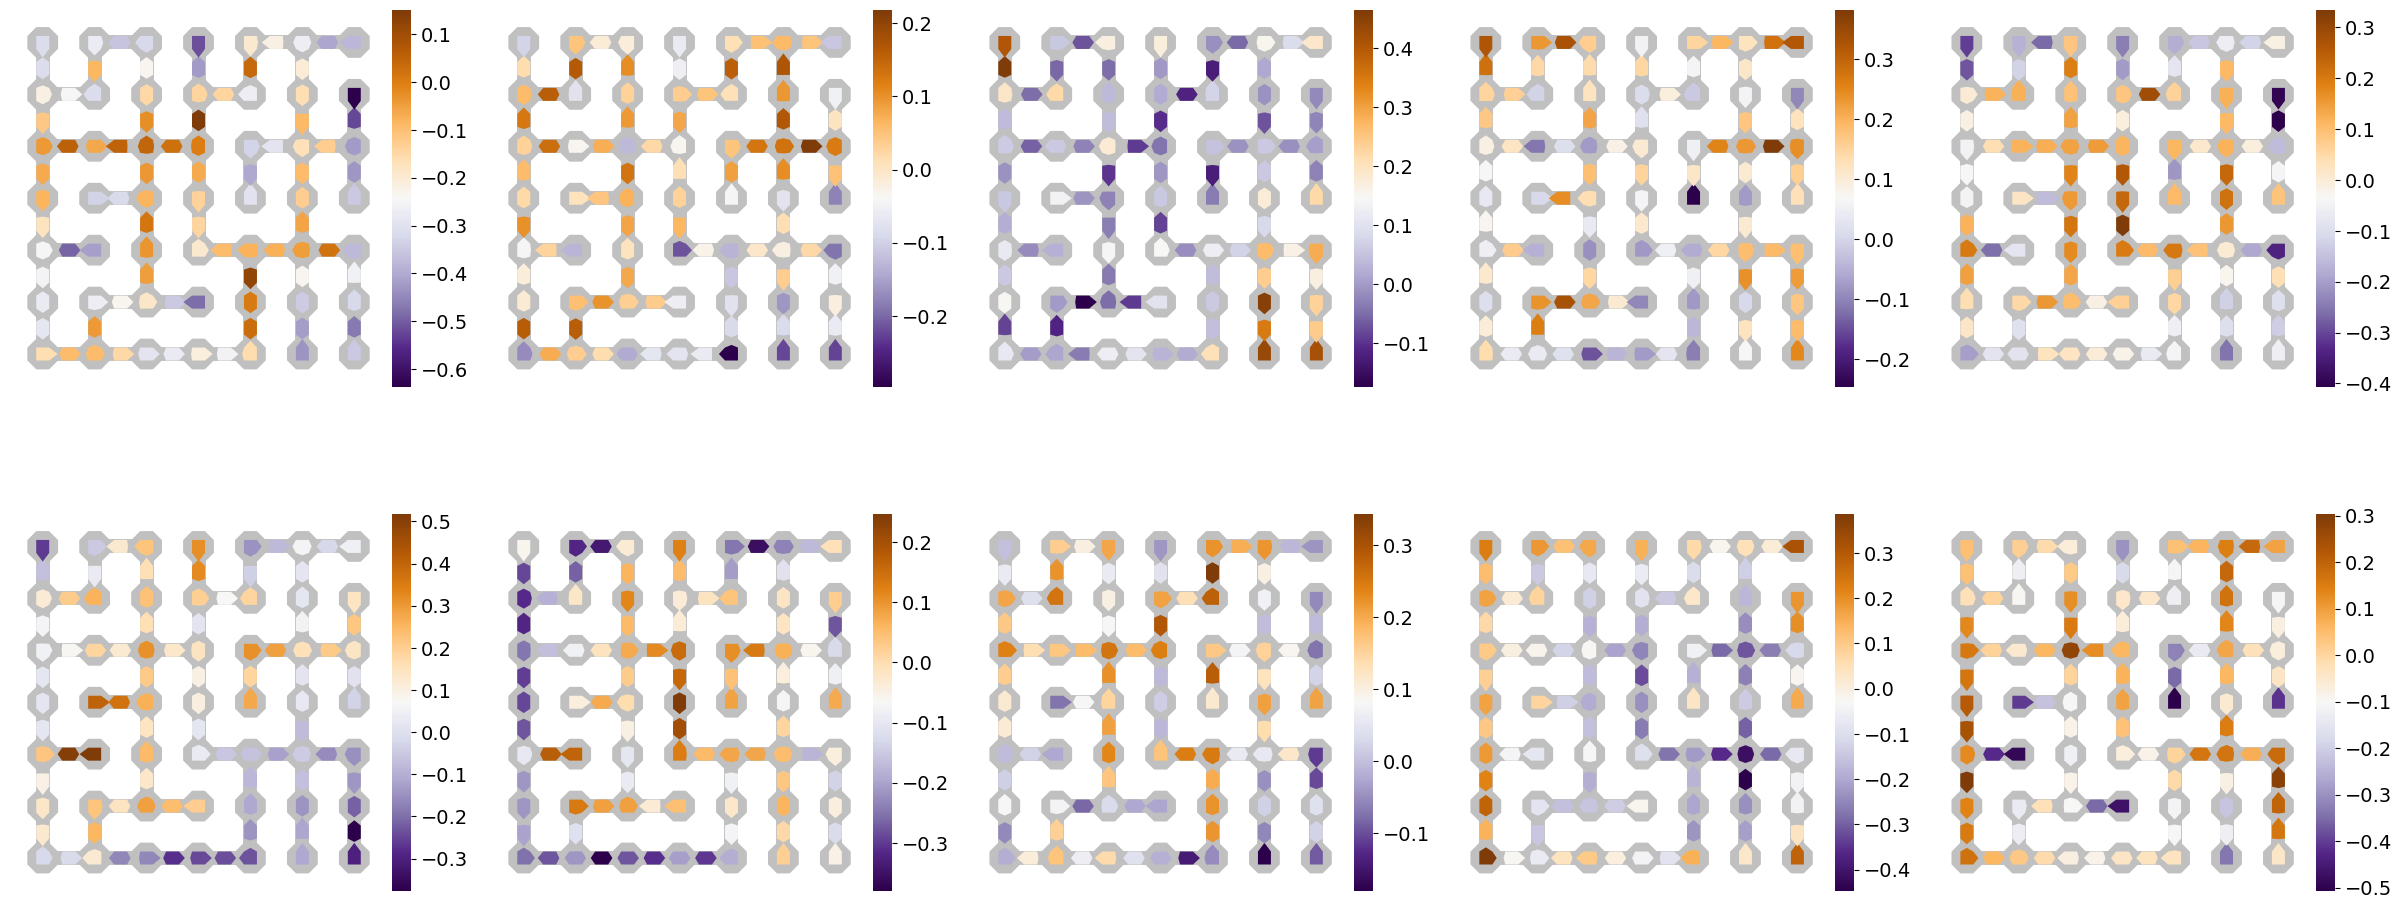
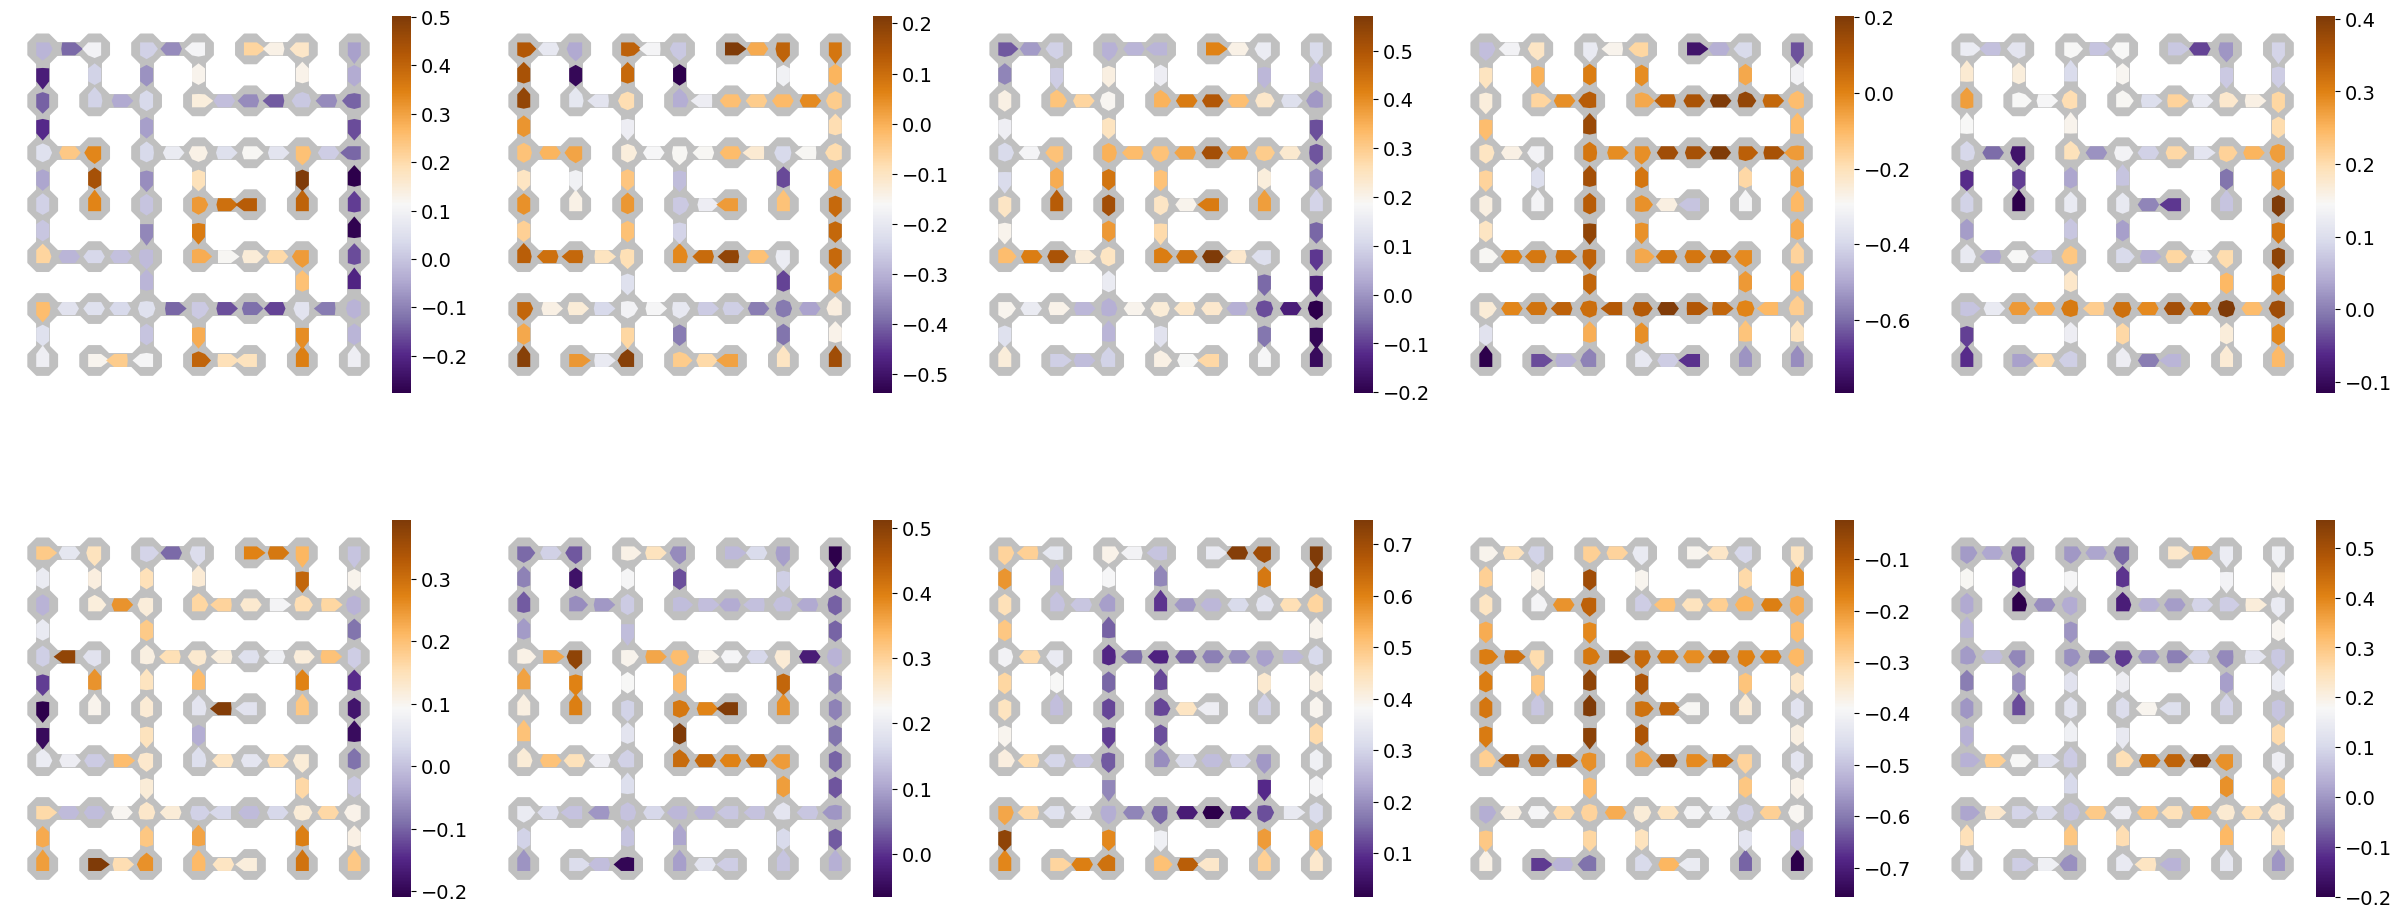
The notebook cell's code change between the first figure and the second:
--- before
+++ after
@@ -2,3 +2,3 @@
 f, axes = plt.subplots(2, 5, figsize=(30, 12))
 vl.plot_latent_place_direction_tuning(latent_tuning_dfs["place_direction"], simple_maze, axes=axes)
-f.savefig("../results/nbeGLM/figures/latent_place_direction_tuning.pdf")
+# f.savefig("../results/nbeGLM/figures/latent_place_direction_tuning.pdf")

Commit: nbeGLM round 2 results